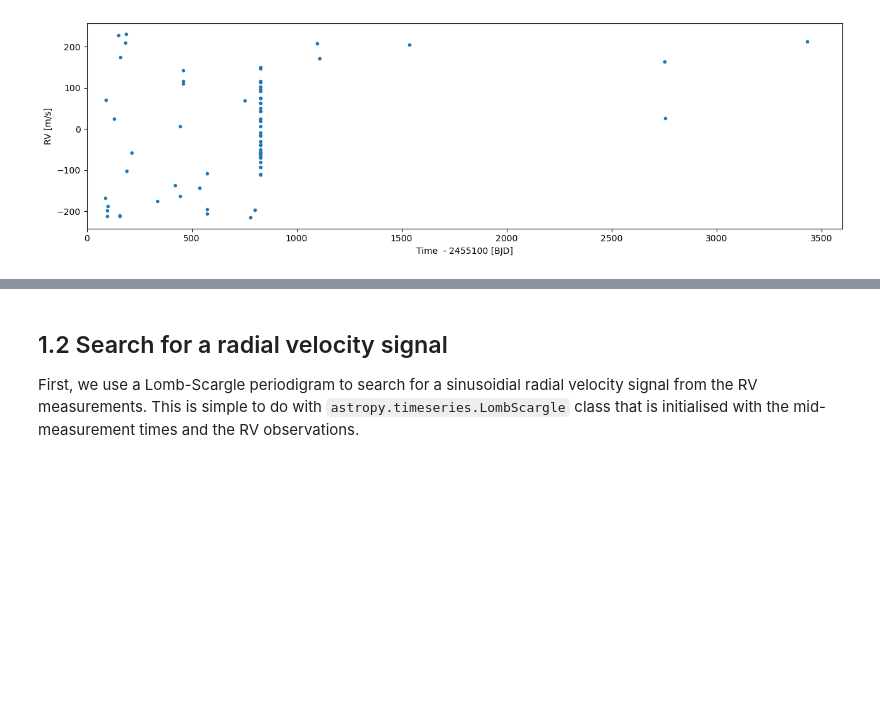
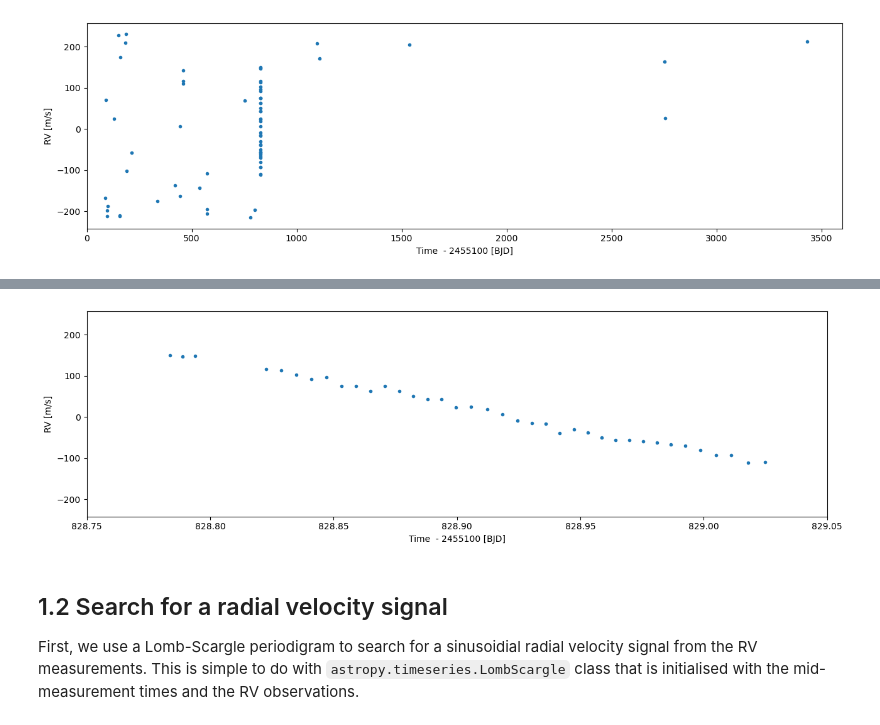
Before and after one commit to pedrogb2002/ull_exoexo_2425, a Jupyter notebook: 01_rv_analysis.ipynb, the cells around one changed output, grey strips where cells are left out. Cells and saved outputs as stored; diff of their text form; code cells hidden in the pictures; blank space fills up the shorter version.

```diff
--- a/01_rv_analysis.ipynb
+++ b/01_rv_analysis.ipynb
@@ -110,5 +111,12 @@ fig.tight_layout()
 
 2. Plot below the RV observations as a function of time focusing on the densely-sampled time-span.
+# %%
+fig, ax = subplots()
+ax.errorbar(rv_data['BJD'] - 2455100, rv_data['RVel'], rv_data['e_RVel'], fmt='.')
+setp(ax, xlabel='Time  - 2455100 [BJD]', ylabel='RV [m/s]', xlim=(828.75, 829.05))
+fig.tight_layout()
+# %% [output]
+[figure, added]
 # %% [markdown]
 ## 1.2 Search for a radial velocity signal
 
```
Also changed, not shown: parts of 16 cells of this notebook, 1 other file.
